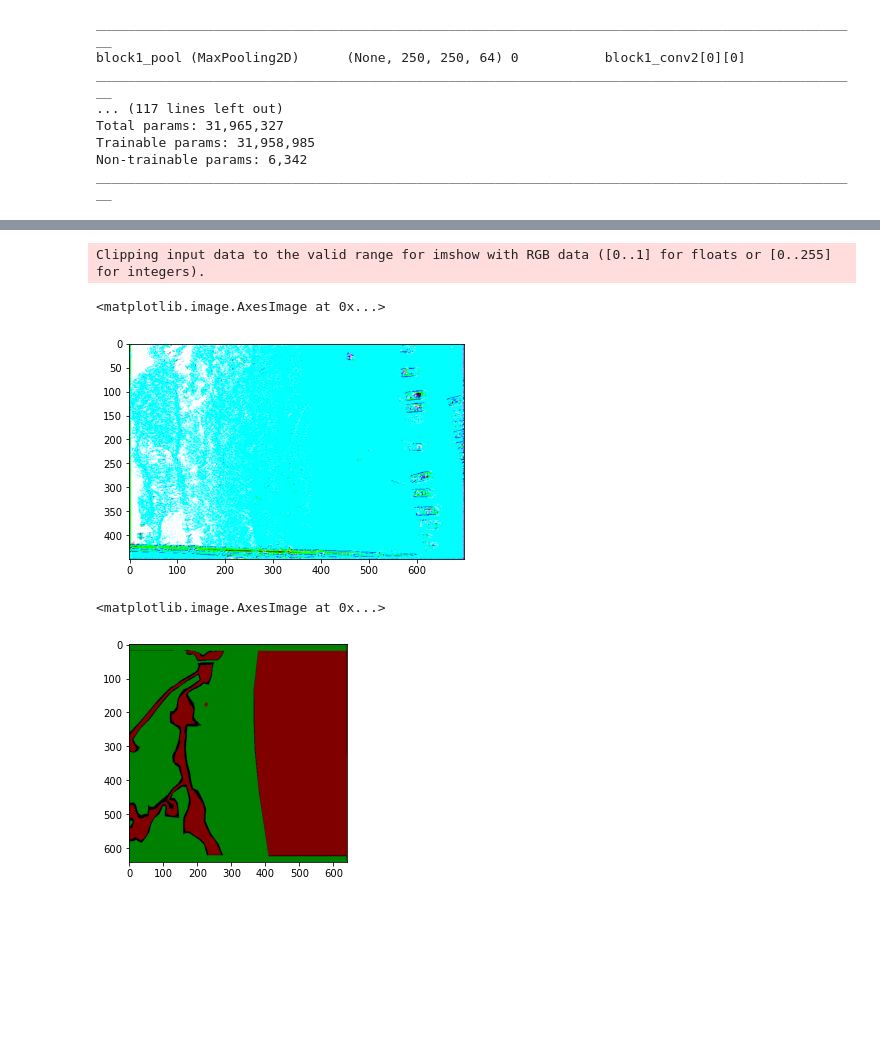
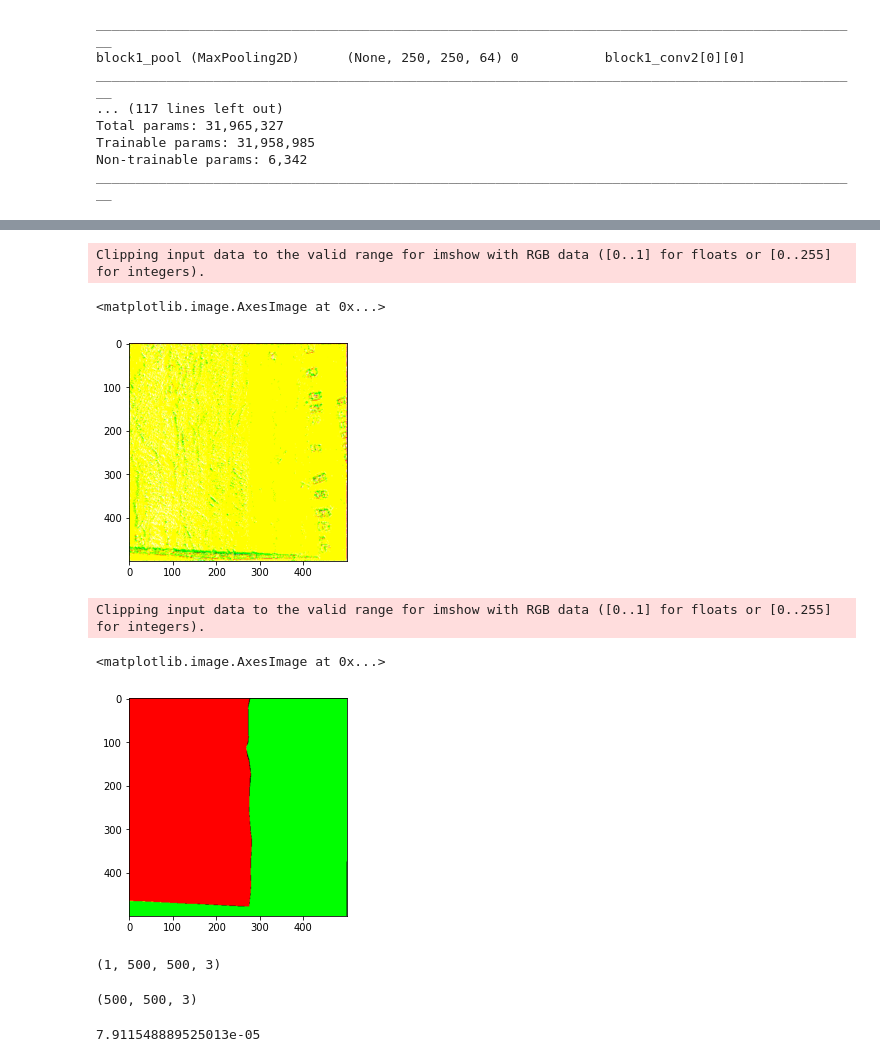
Before and after one commit to ddvdahlin/water-land-data, a Jupyter notebook: TLtest/ShorelineDetection/TLtest.ipynb, the cells around one changed output, grey strips where cells are left out. Saved outputs shown, nothing was run; the diff lists cells and outputs as text; code cells hidden in the pictures; blank space fills up the shorter version.

```diff
--- a/TLtest/ShorelineDetection/TLtest.ipynb
+++ b/TLtest/ShorelineDetection/TLtest.ipynb
@@ -55,3 +49,5 @@ C:\Users\k v\Documents\REU\ShorelineDetection\images\mask
 # %%
-path= (r'C:/Users/k v/Documents/REU/ShorelineDetection/images/')
+path= (r'C:/Users/k v/Documents/REU/ShorelineDetection/data/')
+model_path = (r'C:/Users/k v/Documents/REU/ShorelineDetection/model/')
+result_path = (r'C:/Users/k v/Documents/REU/ShorelineDetection/results/')
 # %%
@@ -323,3 +422,3 @@ Epoch 00010: loss improved from -129.48613 to -150.45432, saving model to model_
 <tensorflow.python.keras.callbacks.History at 0x...>
 # %%
-TransferLearningModel = load_model('model_TL_UNET.h5')
+TransferLearningModel = load_model(model_path+'model_TL_UNET.h5')
@@ -326,5 +448,5 @@ TransferLearningModel = load_model('model_TL_UNET.h5')
 # %%
-img_x = cv2.imread(path + "valid/bob_0.jpg")
+img_x = cv2.imread(path + "valid_img/bob_0.jpg")
 img_x = cv2.cvtColor(img_x, cv2.COLOR_BGR2RGB)
-img_x = cv2.resize(img_x,(500,500))
+img_x = cv2.resize(img_x,(500,500), 1)
 img_x = img_x.reshape(1,500,500,3)
@@ -333,15 +455,27 @@ prediction = TransferLearningModel.predict(img_x)
 # %%
-pred = prediction.reshape(500,500,3)
-pred_ = cv2.resize(pred,(700,450))
-plt.imshow(pred_)
+pred = prediction.reshape(500,500, 3)
+pred = cv2.cvtColor(pred, cv2.COLOR_BGR2RGB)
+pred_ = cv2.resize(pred, (500,500), 1)
+plt.imshow(pred_, cmap='seismic', interpolation='bilinear')
 # %% [output]
 Clipping input data to the valid range for imshow with RGB data ([0..1] for floats or [0..255] for integers).
 <matplotlib.image.AxesImage at 0x...>
-[figure, old version]
+[figure, new version]
 # %%
-img = cv2.imread(path+"mask/cod_0.png")
+img = cv2.imread(path+"valid_mask/bob_0.png")
 img = cv2.cvtColor(img, cv2.COLOR_BGR2RGB)
-plt.imshow(img)
+img = img*255.0
+img = cv2.resize(img,(500,500), 1)
+plt.imshow(img, cmap='gray', vmin=0, vmax=255)
 # %% [output]
-<matplotlib.image.AxesImage at 0x...>
+Clipping input data to the valid range for imshow with RGB data ([0..1] for floats or [0..255] for integers).
+<matplotlib.image.AxesImage at 0x...>
-[figure, old version]
+[figure, new version]
+# %%
+img_x.shape
+# %% [output]
+(1, 500, 500, 3)
+# %%
+img.shape
+# %% [output]
+(500, 500, 3)
@@ -348,3 +501,7 @@ plt.imshow(img)
+# %%
+compute_mean_iou(img_x, img)
+# %% [output]
+7.911548889525013e-05
 # %%
 plt.figure(figsize=(30,30))
 plt.subplot(5,5,1)
```
Also changed, not shown: parts of 51 cells of this notebook.
